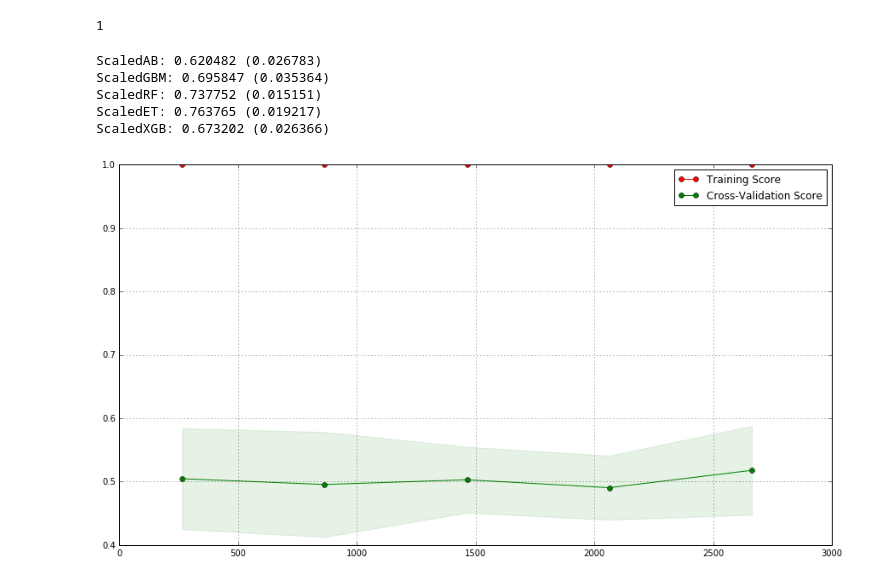
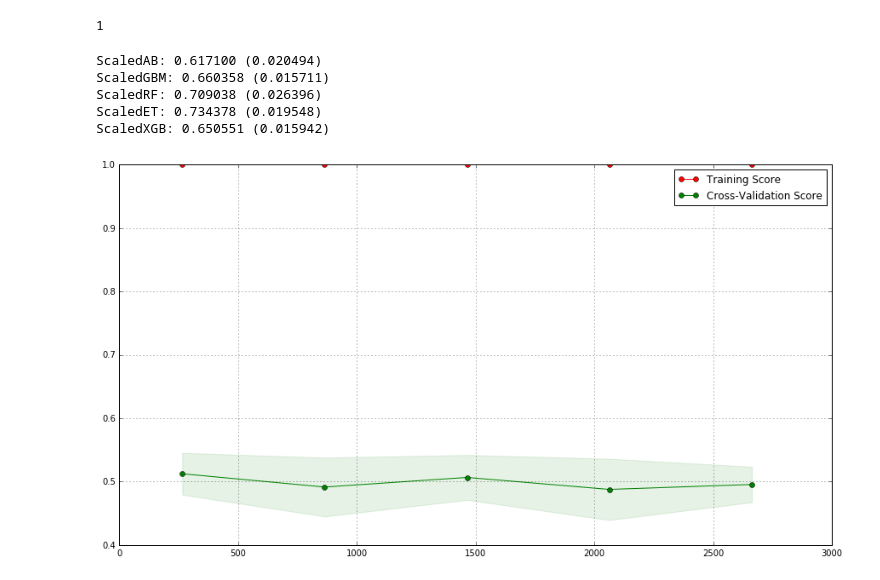
Before and after one commit to rahulmkumar/ml-introduction, a Jupyter notebook: 07_Swing_trading_model.ipynb, the cells around one changed output. Saved outputs shown, nothing was run; the diff lists cells and outputs as text; code cells hidden in the pictures.

```diff
--- a/07_Swing_trading_model.ipynb
+++ b/07_Swing_trading_model.ipynb
@@ -362,7 +422,7 @@ We will be using multi-pronged testing strategy
 # %%
 validation_size = 0.20
 seed = 7
-X_train, X_validation, Y_train, Y_validation = cross_validation.train_test_split(X, y15_b, test_size=validation_size,
+X_train, X_validation, Y_train, Y_validation = cross_validation.train_test_split(X, y10_b, test_size=validation_size,
                                                                                  random_state=seed)
 # %%
 # Evaluate Algorithms
@@ -395,6 +455,6 @@ plt.show()
 # %%
-rfecv = RFECV(estimator=rf, step=1, cv=StratifiedKFold(y5_b,10), scoring='accuracy')
-rfecv.fit(X,y5_b)
+rfecv = RFECV(estimator=rf, step=1, cv=StratifiedKFold(y10_b,10), scoring='accuracy')
+rfecv.fit(X,y10_b)
 # %% [output]
 RFECV(cv=sklearn.cross_validation.StratifiedKFold(labels=[1 1 ..., 1 1], n_folds=10, shuffle=False, random_state=None),
    estimator=RandomForestClassifier(bootstrap=True, class_weight=None, criterion='gini',
@@ -444,25 +504,25 @@ for name, model in ensembles:
     msg = "%s: %f (%f)" % (name, cv_results.mean(), cv_results.std())
     print(msg)
 # %% [output]
-ScaledAB: 0.620482 (0.026783)
-ScaledGBM: 0.695847 (0.035364)
-ScaledRF: 0.737752 (0.015151)
-ScaledET: 0.763765 (0.019217)
-ScaledXGB: 0.673202 (0.026366)
+ScaledAB: 0.617100 (0.020494)
+ScaledGBM: 0.660358 (0.015711)
+ScaledRF: 0.709038 (0.026396)
+ScaledET: 0.734378 (0.019548)
+ScaledXGB: 0.650551 (0.015942)
 # %%
 plt.figure()
 model = Pipeline([('Scaler', StandardScaler()),('ET', ExtraTreesClassifier())])
-train_sizes, train_scores, test_scores = learning_curve(model, X, y15_b, cv=kfold, n_jobs=1, train_sizes=np.linspace(.1,1.0,5))
+train_sizes, train_scores, test_scores = learning_curve(model, X, y5_b, cv=kfold, n_jobs=1, train_sizes=np.linspace(.1,1.0,5))
 train_scores_mean = np.mean(train_scores, axis=1)
 train_scores_std = np.std(train_scores, axis=1)
 test_scores_mean = np.mean(test_scores, axis=1)
 test_scores_std = np.std(test_scores, axis=1)
 plt.grid()
 plt.fill_between(train_sizes, train_scores_mean-train_scores_std, train_scores_mean+train_scores_std, alpha=0.1, color="r")
 plt.fill_between(train_sizes, test_scores_mean-test_scores_std, test_scores_mean+test_scores_std, alpha=0.1, color="g")
 plt.plot(train_sizes, train_scores_mean, 'o-', color="r", label="Training Score")
 plt.plot(train_sizes, test_scores_mean, 'o-', color="g", label="Cross-Validation Score")
 plt.legend(loc="best")
 plt.show()
 # %% [output]
-[figure, old version]
+[figure, new version]
```
Also changed, not shown: parts of 9 cells of this notebook.
